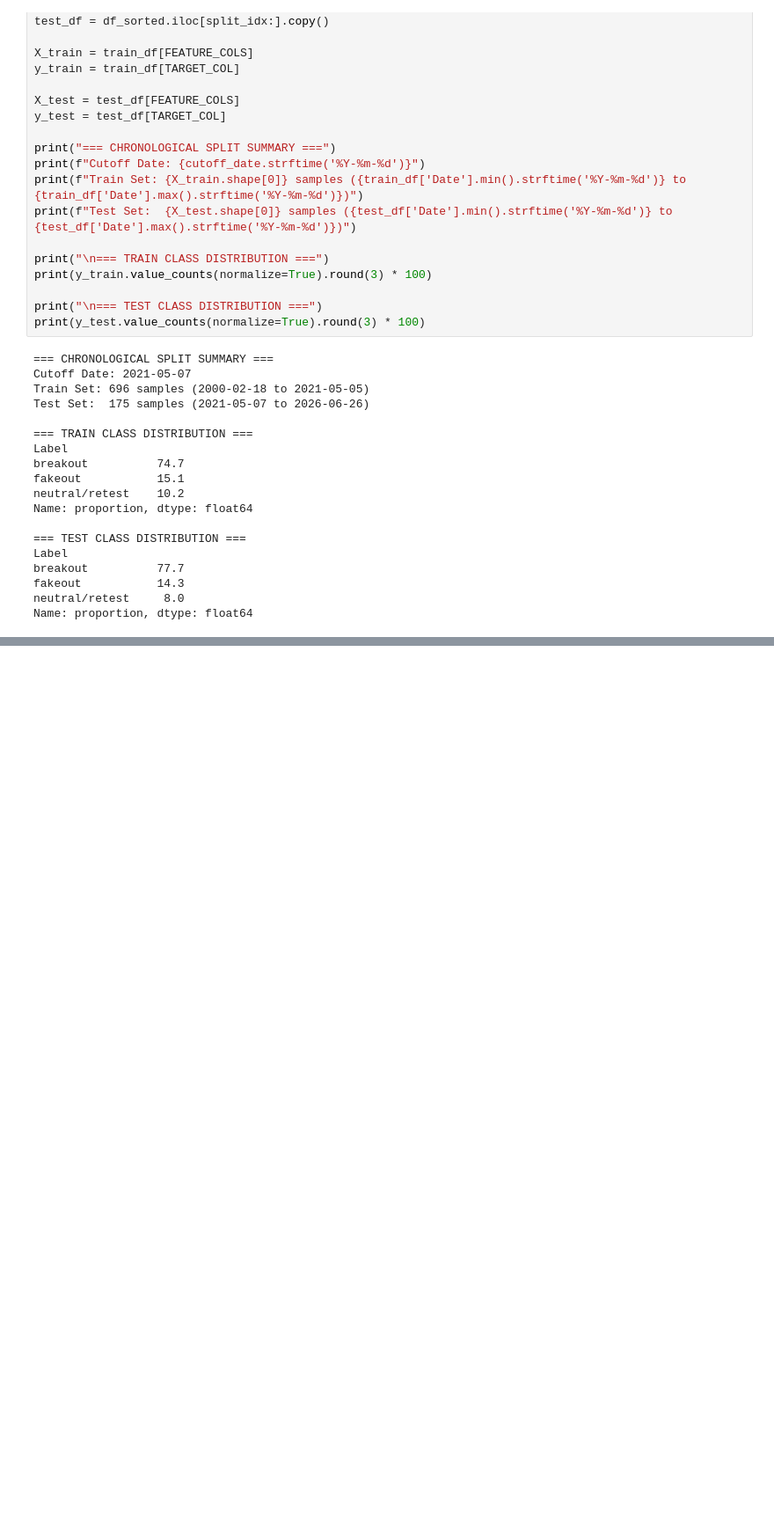
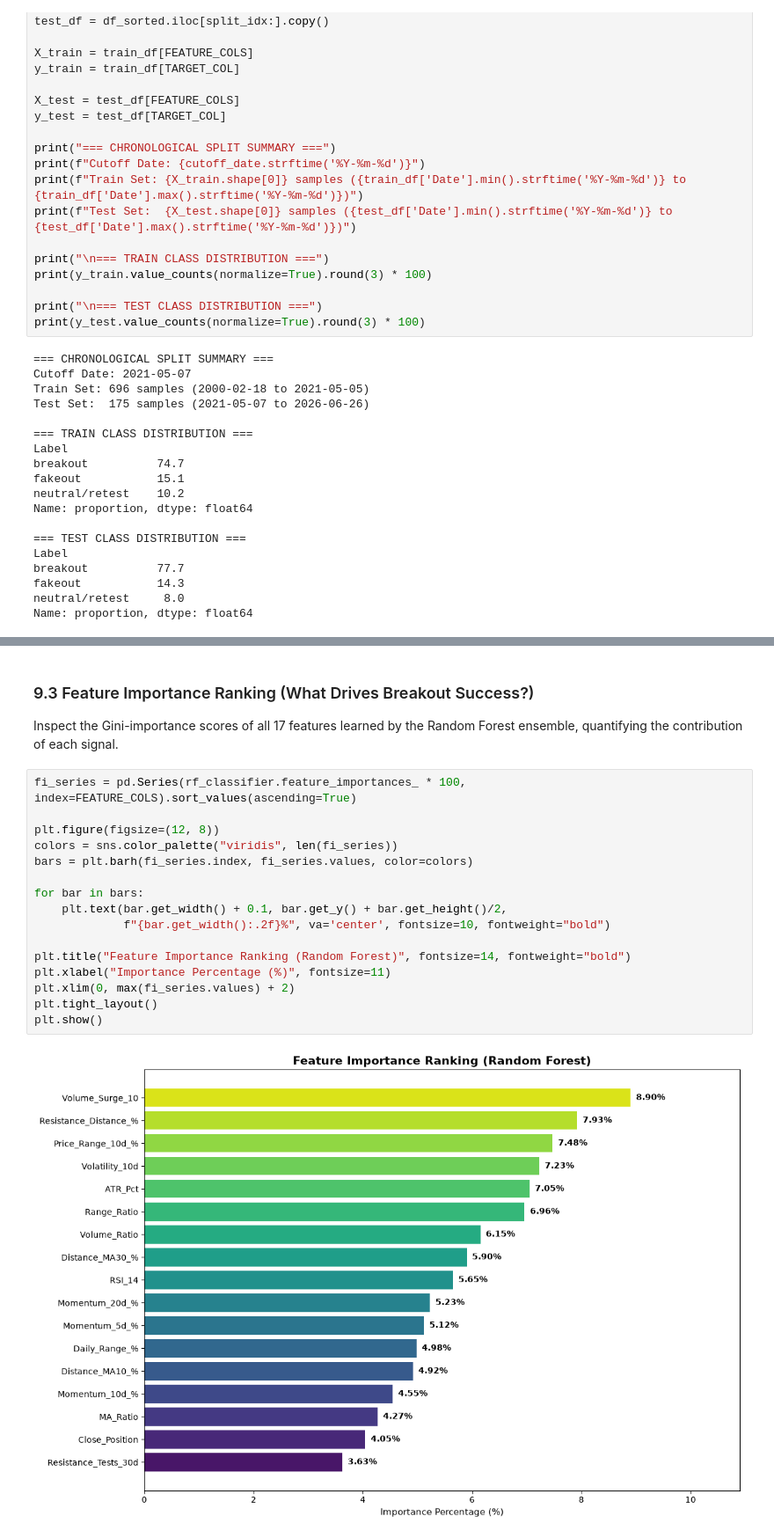
Before and after one commit to salahAbdeldaim/stock-breakout-detection, a Jupyter notebook: model.ipynb, the cells around one changed output, grey strips where cells are left out. Shown at 88% size. Saved outputs shown, nothing was run; the diff lists cells and outputs as text; blank space fills up the shorter version.

```diff
--- a/model.ipynb
+++ b/model.ipynb
@@ -342,0 +427,21 @@ Name: proportion, dtype: float64
+# %% [markdown]
+### 9.3 Feature Importance Ranking (What Drives Breakout Success?)
+Inspect the Gini-importance scores of all 17 features learned by the Random Forest ensemble, quantifying the contribution of each signal.
+# %%
+fi_series = pd.Series(rf_classifier.feature_importances_ * 100, index=FEATURE_COLS).sort_values(ascending=True)
+
+plt.figure(figsize=(12, 8))
+colors = sns.color_palette("viridis", len(fi_series))
+bars = plt.barh(fi_series.index, fi_series.values, color=colors)
+
+for bar in bars:
+    plt.text(bar.get_width() + 0.1, bar.get_y() + bar.get_height()/2,
+             f"{bar.get_width():.2f}%", va='center', fontsize=10, fontweight="bold")
+
+plt.title("Feature Importance Ranking (Random Forest)", fontsize=14, fontweight="bold")
+plt.xlabel("Importance Percentage (%)", fontsize=11)
+plt.xlim(0, max(fi_series.values) + 2)
+plt.tight_layout()
+plt.show()
+# %% [output]
+[figure, added]
```
Also changed, not shown: parts of 6 cells of this notebook, 1 other file.
